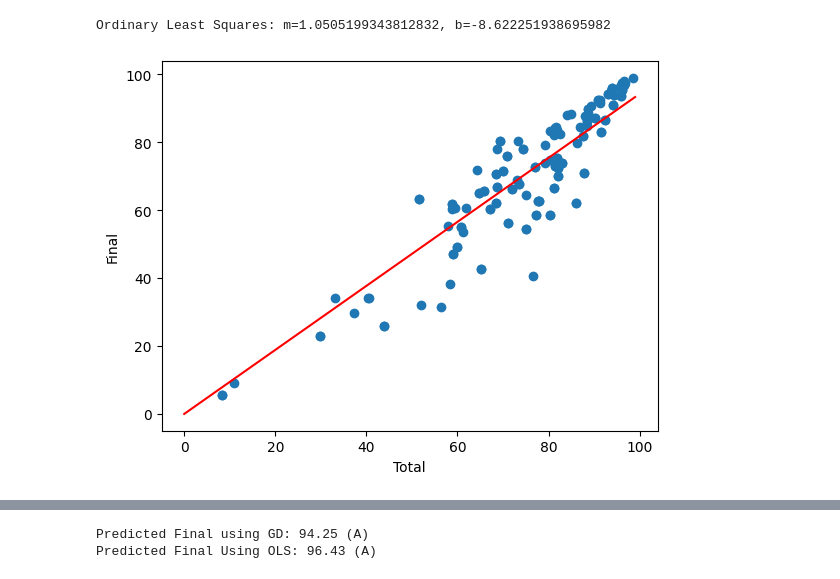
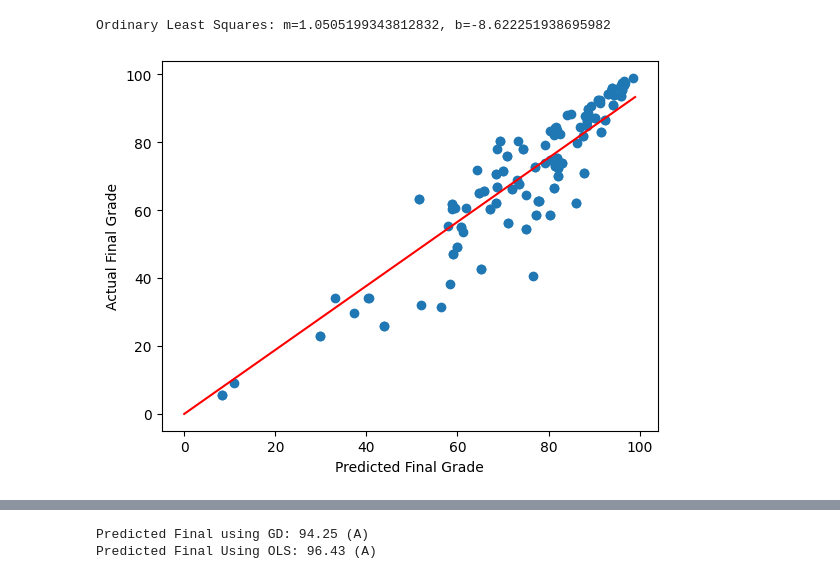
Before and after one commit to Wushington/AI-Research-Project, a Jupyter notebook: testingloss.ipynb, the cells around one changed output, grey strips where cells are left out. Drawn from its saved outputs; the diff is of its cells as text; code cells hidden in the pictures.

```diff
--- a/testingloss.ipynb
+++ b/testingloss.ipynb
@@ -70,15 +70,15 @@ total = (hw * .15) + (proj * .15) + (quiz * .2) + (exam * .5)
 # %%
 # Predict using Gradient Descent
 gd_final = gd_m * total + gd_b
 
 # Plot the data
 plt.scatter(data.Total, data.Final)
 plt.plot(list(range(0, 100)), [gd_m * x + gd_b for x in range(0, 100)], color='red')
-plt.xlabel('Total')
-plt.ylabel('Final')
+plt.xlabel('Predicted Final Grade')
+plt.ylabel('Actual Final Grade')
 plt.show()
 # %% [output]
-[figure, old version]
+[figure, new version]
 # %%
 # Predict using Ordinary Least Squares
 ols_final = ols_m * total + ols_b
```
Also changed, not shown: parts of 1 cell of this notebook.
